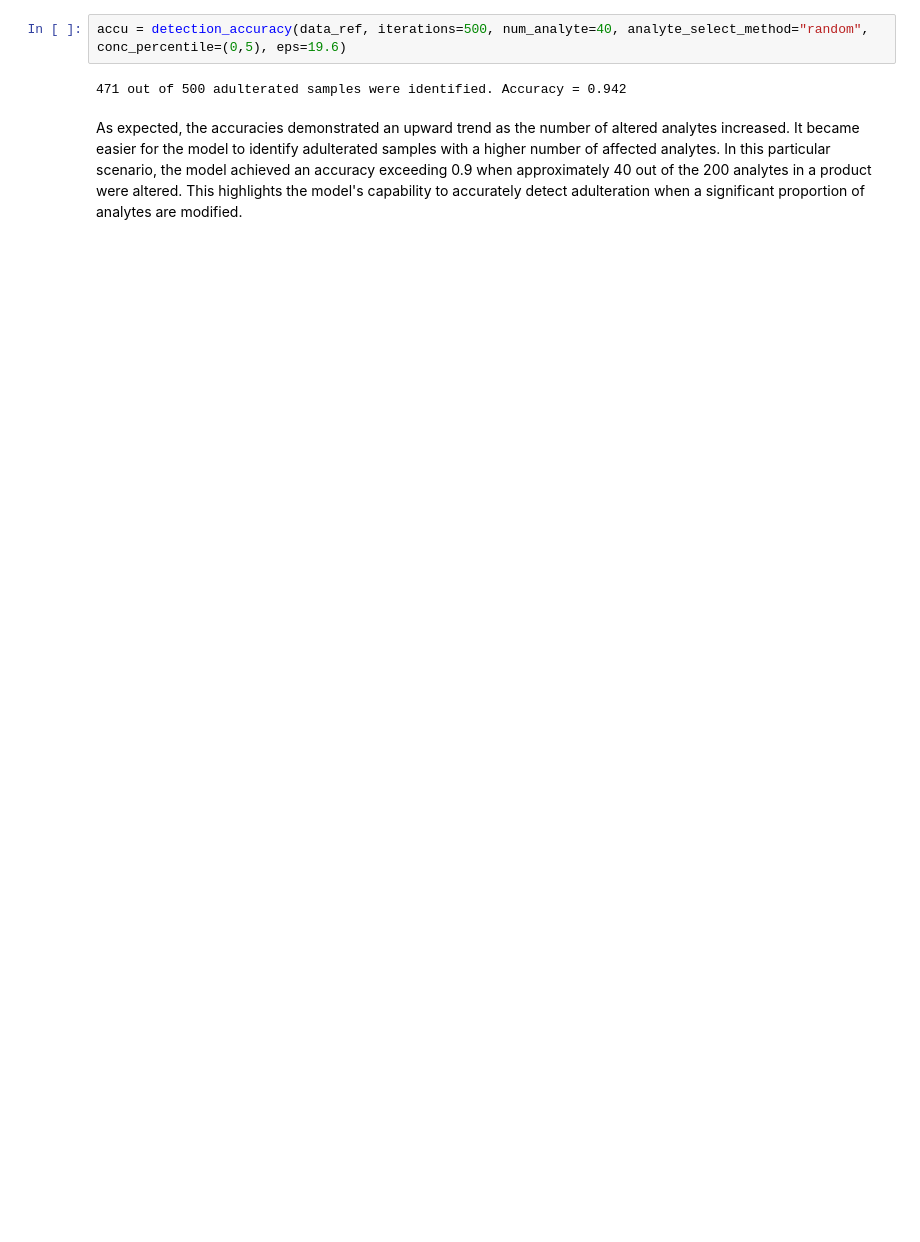
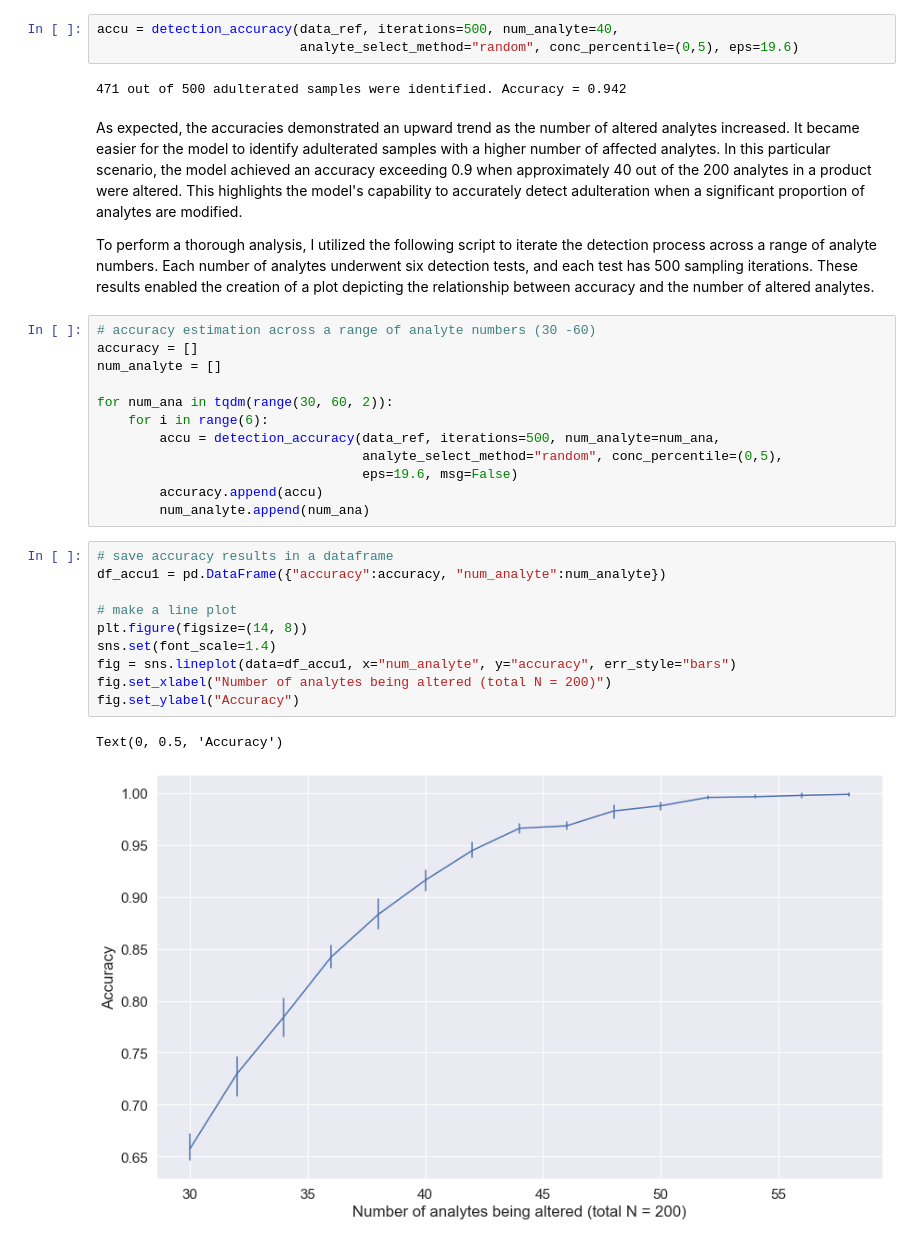
Before and after one commit to alexkychen/adulterated-product-detection, a Jupyter notebook: analysis.ipynb, the cells around one changed output. Saved outputs shown, nothing was run; the diff lists cells and outputs as text; blank space fills up the shorter version.

Commit message:
add plots

```diff
--- a/analysis.ipynb
+++ b/analysis.ipynb
@@ -138,8 +142,36 @@ accu = detection_accuracy(data_ref, iterations=500, num_analyte=35, analyte_sele
 # %% [output]
 399 out of 500 adulterated samples were identified. Accuracy = 0.798
 # %%
-accu = detection_accuracy(data_ref, iterations=500, num_analyte=40, analyte_select_method="random", conc_percentile=(0,5), eps=19.6)
+accu = detection_accuracy(data_ref, iterations=500, num_analyte=40,
+                          analyte_select_method="random", conc_percentile=(0,5), eps=19.6)
 # %% [output]
 471 out of 500 adulterated samples were identified. Accuracy = 0.942
 # %% [markdown]
 As expected, the accuracies demonstrated an upward trend as the number of altered analytes increased. It became easier for the model to identify adulterated samples with a higher number of affected analytes. In this particular scenario, the model achieved an accuracy exceeding 0.9 when approximately 40 out of the 200 analytes in a product were altered. This highlights the model's capability to accurately detect adulteration when a significant proportion of analytes are modified.
+
+To perform a thorough analysis, I utilized the following script to iterate the detection process across a range of analyte numbers. Each number of analytes underwent six detection tests, and each test has 500 sampling iterations. These results enabled the creation of a plot depicting the relationship between accuracy and the number of altered analytes.
+# %%
+# accuracy estimation across a range of analyte numbers (30 -60)
+accuracy = []
+num_analyte = []
+
+for num_ana in tqdm(range(30, 60, 2)):
+    for i in range(6):
+        accu = detection_accuracy(data_ref, iterations=500, num_analyte=num_ana,
+                                  analyte_select_method="random", conc_percentile=(0,5),
+                                  eps=19.6, msg=False)
+        accuracy.append(accu)
+        num_analyte.append(num_ana)
+# %%
+# save accuracy results in a dataframe
+df_accu1 = pd.DataFrame({"accuracy":accuracy, "num_analyte":num_analyte})
+
+# make a line plot
+plt.figure(figsize=(14, 8))
+sns.set(font_scale=1.4)
+fig = sns.lineplot(data=df_accu1, x="num_analyte", y="accuracy", err_style="bars")
+fig.set_xlabel("Number of analytes being altered (total N = 200)")
+fig.set_ylabel("Accuracy")
+# %% [output]
+Text(0, 0.5, 'Accuracy')
+[figure, added]
```
Also changed, not shown: parts of 10 cells of this notebook, 4 other files.
